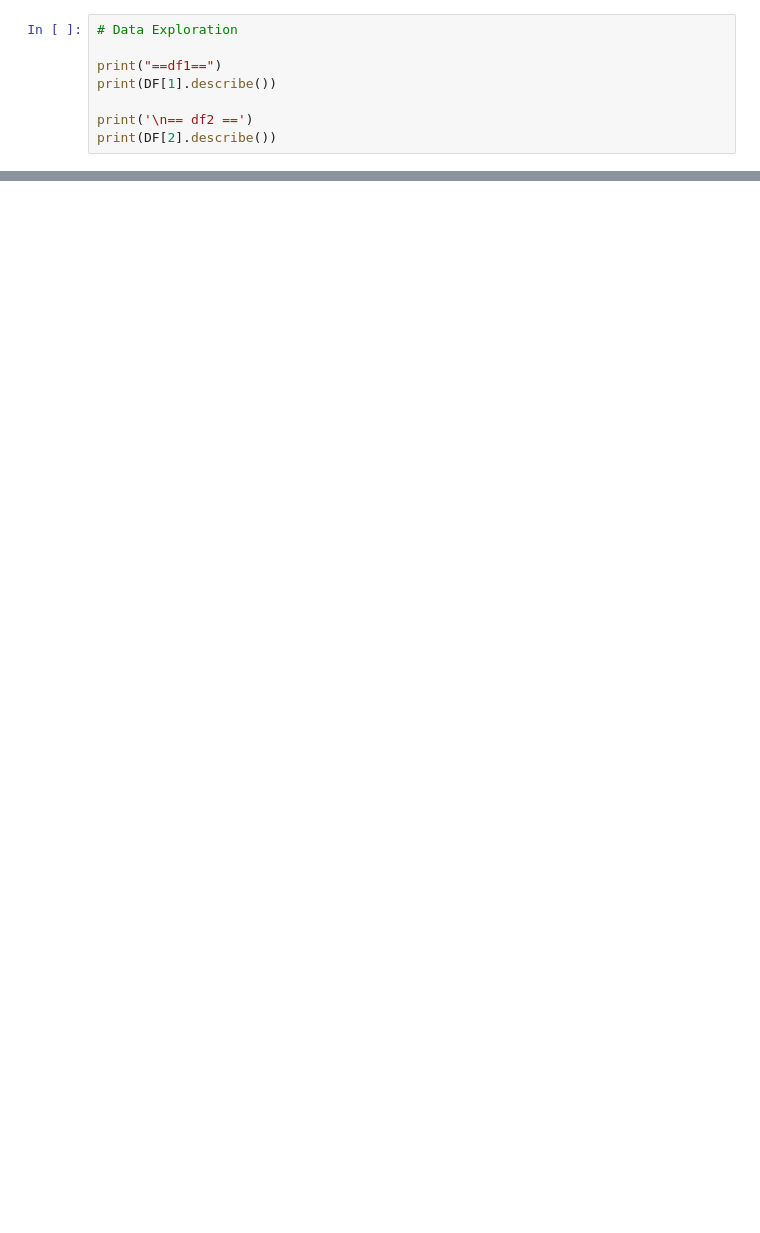
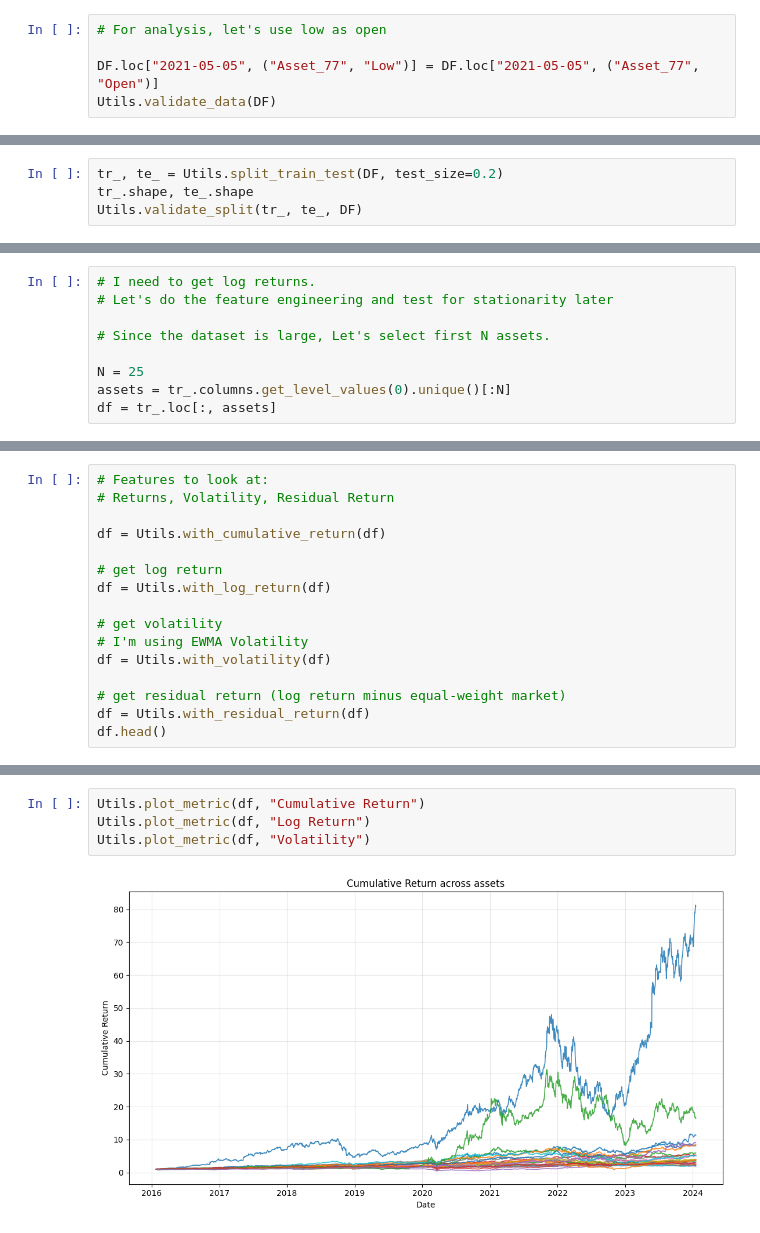
Before and after one commit to sanyam-dev/precog_test, a Jupyter notebook: task 1/task1.ipynb, the cells around one changed output, grey strips where cells are left out. Saved outputs shown, nothing was run; the diff lists cells and outputs as text; blank space fills up the shorter version.

```diff
--- a/task 1/task1.ipynb
+++ b/task 1/task1.ipynb
@@ -20,8 +12,5 @@ DF.head()
 # %%
-# Data Exploration
+# For analysis, let's use low as open
 
-print("==df1==")
-print(DF[1].describe())
-
-print('\n== df2 ==')
-print(DF[2].describe())
+DF.loc["2021-05-05", ("Asset_77", "Low")] = DF.loc["2021-05-05", ("Asset_77", "Open")]
+Utils.validate_data(DF)
@@ -119,0 +33,4 @@ for i, df in DF.items():
+# %%
+tr_, te_ = Utils.split_train_test(DF, test_size=0.2)
+tr_.shape, te_.shape
+Utils.validate_split(tr_, te_, DF)
@@ -119,0 +39,9 @@ for i, df in DF.items():
+# %%
+# I need to get log returns.
+# Let's do the feature engineering and test for stationarity later
+
+# Since the dataset is large, Let's select first N assets.
+
+N = 25
+assets = tr_.columns.get_level_values(0).unique()[:N]
+df = tr_.loc[:, assets]
@@ -119,0 +68,16 @@ for i, df in DF.items():
+# %%
+# Features to look at:
+# Returns, Volatility, Residual Return
+
+df = Utils.with_cumulative_return(df)
+
+# get log return
+df = Utils.with_log_return(df)
+
+# get volatility
+# I'm using EWMA Volatility
+df = Utils.with_volatility(df)
+
+# get residual return (log return minus equal-weight market)
+df = Utils.with_residual_return(df)
+df.head()
@@ -119,0 +142,6 @@ for i, df in DF.items():
+# %%
+Utils.plot_metric(df, "Cumulative Return")
+Utils.plot_metric(df, "Log Return")
+Utils.plot_metric(df, "Volatility")
+# %% [output]
+[figure, added]
```
Also changed, not shown: parts of 38 cells of this notebook, 1 other file.
